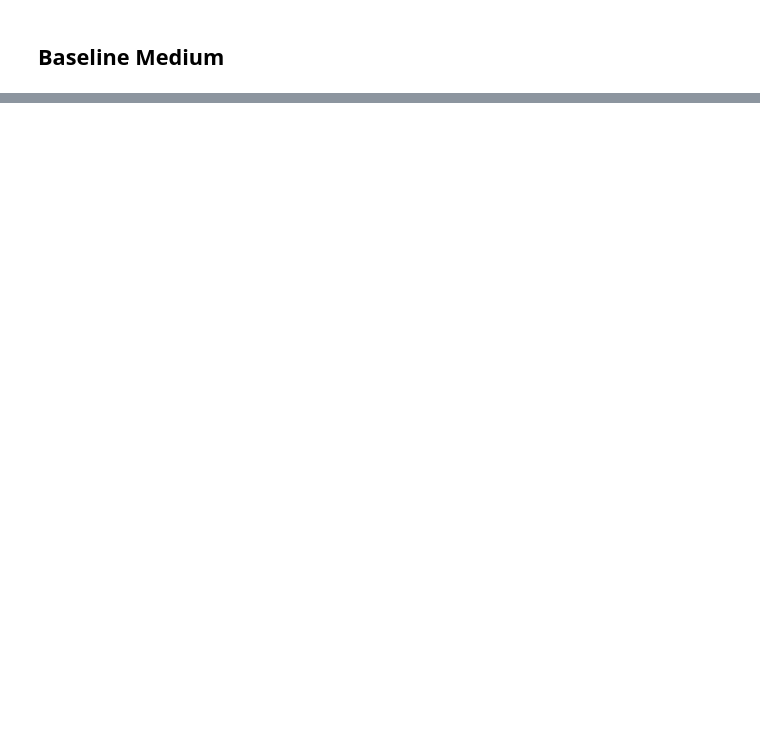
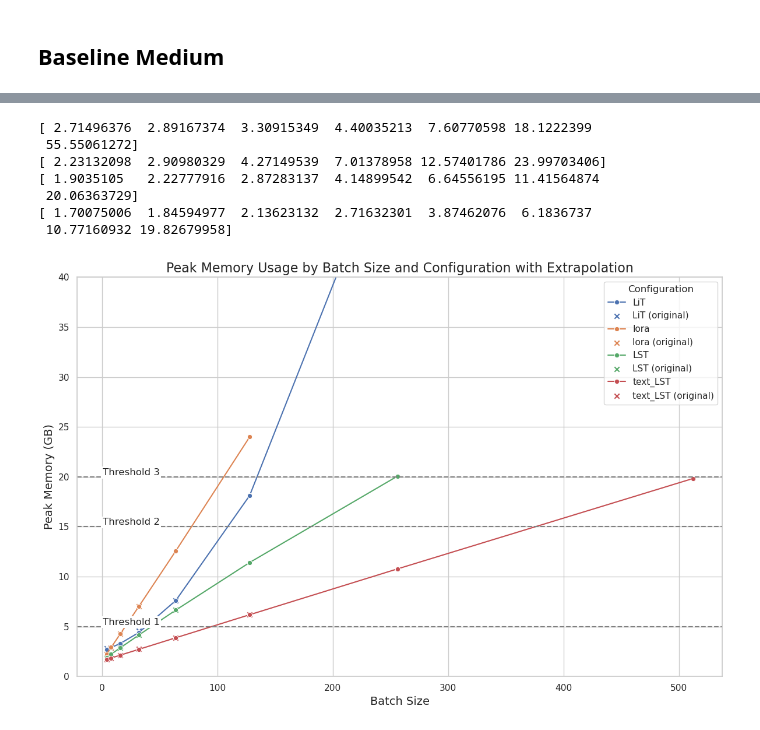
Before and after one commit to CarrelV/master_lit, a Jupyter notebook: graph.ipynb, the cells around one changed output, grey strips where cells are left out. Drawn from its saved outputs; the diff is of its cells as text; code cells hidden in the pictures; blank space fills up the shorter version.

```diff
--- a/graph.ipynb
+++ b/graph.ipynb
@@ -301,0 +361,69 @@ df_baseline_memory
+# %%
+
+# Dictionary with threshold lines and their labels
+thresholds = {5: "Threshold 1", 15: "Threshold 2", 20: "Threshold 3"}
+
+# Function to predict and plot extrapolated values
+def predict_and_plot(df, config, ax):
+    # Filter data for the specific configuration
+    config_data = df[df['configuration'] == config]
+    X = np.array(config_data['batch_size']).reshape(-1, 1)
+    y = config_data['peak_memory']
+
+    # Create polynomial features
+    poly = PolynomialFeatures(degree=2)
+    X_poly = poly.fit_transform(X)
+
+    # Fit the polynomial regression model
+    model = LinearRegression()
+    model.fit(X_poly, y)
+
+    # Predict for existing and next 5 batch sizes
+    next_batch_sizes = [max(X.flatten()) * (2**i) for i in range(1, 3)]
+    all_batch_sizes = np.concatenate([X.flatten(), next_batch_sizes])
+    all_batch_sizes_poly = poly.transform(all_batch_sizes.reshape(-1, 1))
+    predicted_peak_memory = model.predict(all_batch_sizes_poly)
+
+    print(predicted_peak_memory)
+
+    # Plot the existing and extrapolated data
+    sns.lineplot(x=all_batch_sizes, y=predicted_peak_memory, ax=ax, label=config, marker='o')
+    ax.scatter(X, y, label=f'{config} (original)', marker='x')
+
+# Set the aesthetic style of the plots
+sns.set(style="whitegrid")
+
+# Create the plot
+plt.figure(figsize=(12, 8))
+ax = plt.gca()
+
+# Plot data for each configuration
+for config in df['configuration'].unique():
+    predict_and_plot(df, config, ax)
+
+# Set axis labels and title
+plt.xlabel('Batch Size', fontsize=14)
+plt.ylabel('Peak Memory (GB)', fontsize=14)
+plt.title('Peak Memory Usage by Batch Size and Configuration with Extrapolation', fontsize=16)
+
+# Set y-axis limit
+plt.ylim(0, 40)
+
+# Add horizontal lines with annotations
+for y_value, label in thresholds.items():
+    plt.axhline(y=y_value, color='grey', linestyle='--')
+    plt.text(0.5, y_value, label, verticalalignment='bottom', horizontalalignment='left', backgroundcolor='white', fontsize=12, bbox=dict(facecolor='white', edgecolor='none', pad=2))
+
+# Show the legend and plot
+plt.legend(title='Configuration')
+plt.tight_layout()
+plt.show()
+# %% [output]
+[ 2.71496376  2.89167374  3.30915349  4.40035213  7.60770598 18.1222399
+ 55.55061272]
+[ 2.23132098  2.90980329  4.27149539  7.01378958 12.57401786 23.99703406]
+[ 1.9035105   2.22777916  2.87283137  4.14899542  6.64556195 11.41564874
+ 20.06363729]
+[ 1.70075006  1.84594977  2.13623132  2.71632301  3.87462076  6.1836737
+ 10.77160932 19.82679958]
+[figure, added]
```
Also changed, not shown: parts of 5 cells of this notebook.
